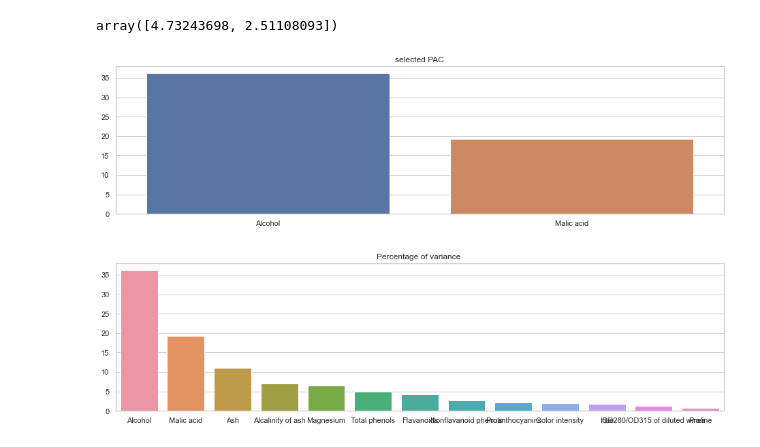
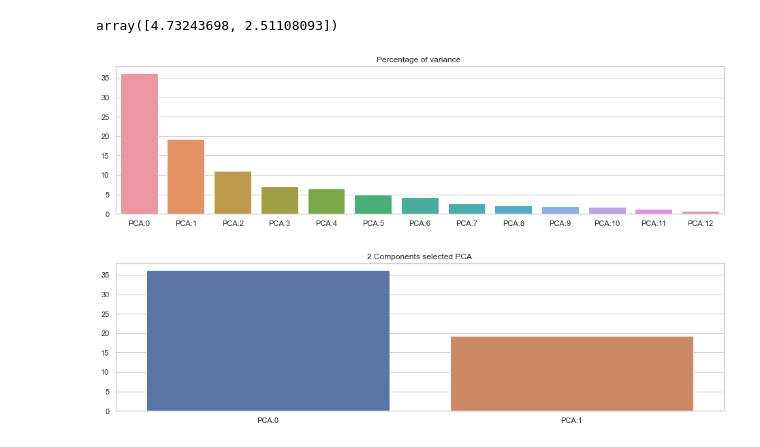
Before and after one commit to aphisit-ths/MACHINE-LEARNING-COURSE2022, a Jupyter notebook: [3#PCA]/PCA.ipynb, the cells around one changed output. Drawn from its saved outputs; the diff is of its cells as text; code cells hidden in the pictures.

```diff
--- a/[3#PCA]/PCA.ipynb
+++ b/[3#PCA]/PCA.ipynb
@@ -259,11 +235,11 @@ pca2_variance  = pca2.explained_variance_
 pca2_variance
 # %% [output]
 array([4.73243698, 2.51108093])
-# %%
-_plot(x_norm.iloc[:, 0:2] ,pca2_percentage ,"selected PAC" )
-# %% [output]
-[figure, removed]
 # %%
-_plot(x_norm,variance_percent , "Percentage of variance ")
+_plot(variance_percent , "Percentage of variance ")
 # %% [output]
-[figure, old version]
+[figure, new version]
+# %%
+_plot(pca2_percentage ,"2 Components selected PCA" )
+# %% [output]
+[figure, added]
```
Also changed, not shown: parts of 27 cells of this notebook.
